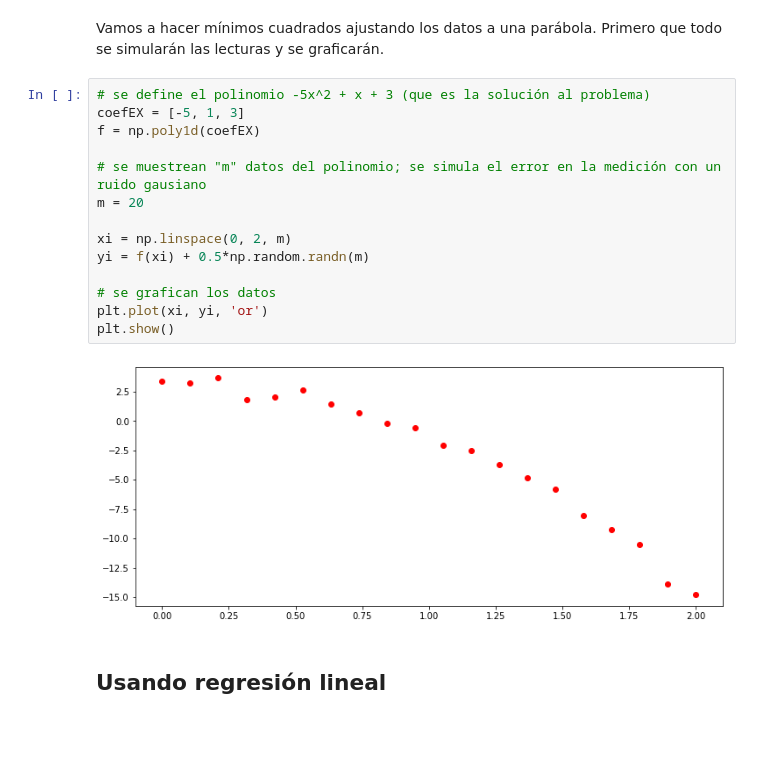
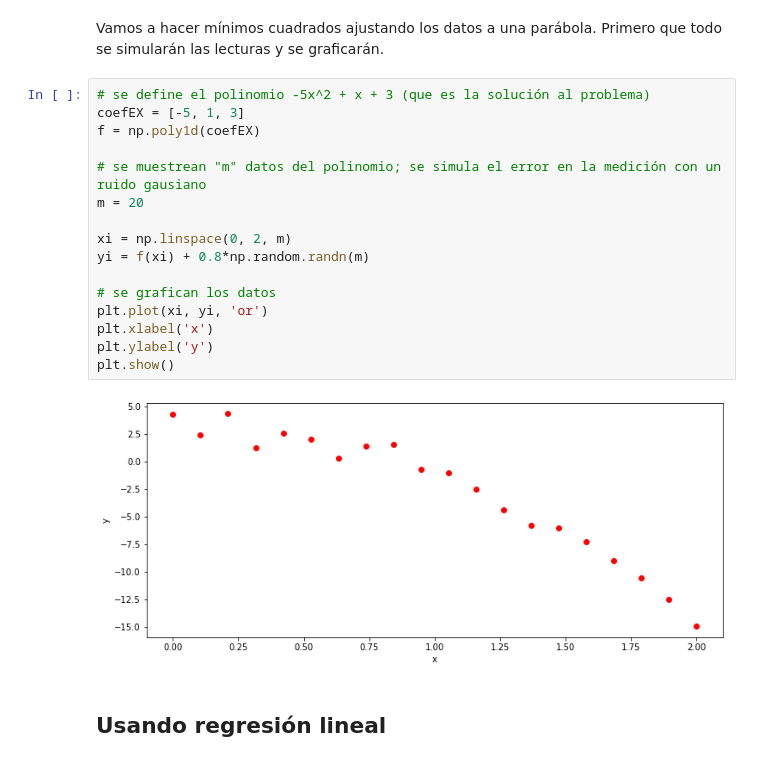
Before and after one commit to diegoandresalvarez/solidos, a Jupyter notebook: archivos/regresion.ipynb, the cells around one changed output. Cells and saved outputs as stored; diff of their text form; blank space fills up the shorter version.

```diff
--- a/archivos/regresion.ipynb
+++ b/archivos/regresion.ipynb
@@ -11,19 +11,21 @@ Vamos a hacer mínimos cuadrados ajustando los datos a una parábola. Primero qu
 # %%
 # se define el polinomio -5x^2 + x + 3 (que es la solución al problema)
 coefEX = [-5, 1, 3]
 f = np.poly1d(coefEX)
 
 # se muestrean "m" datos del polinomio; se simula el error en la medición con un ruido gausiano
 m = 20
 
 xi = np.linspace(0, 2, m)
-yi = f(xi) + 0.5*np.random.randn(m)
+yi = f(xi) + 0.8*np.random.randn(m)
 
 # se grafican los datos
 plt.plot(xi, yi, 'or')
+plt.xlabel('x')
+plt.ylabel('y')
 plt.show()
 # %% [output]
-[figure, old version]
+[figure, new version]
 # %% [markdown]
 ## Usando regresión lineal
 # %%
```
Also changed, not shown: parts of 9 cells of this notebook.
